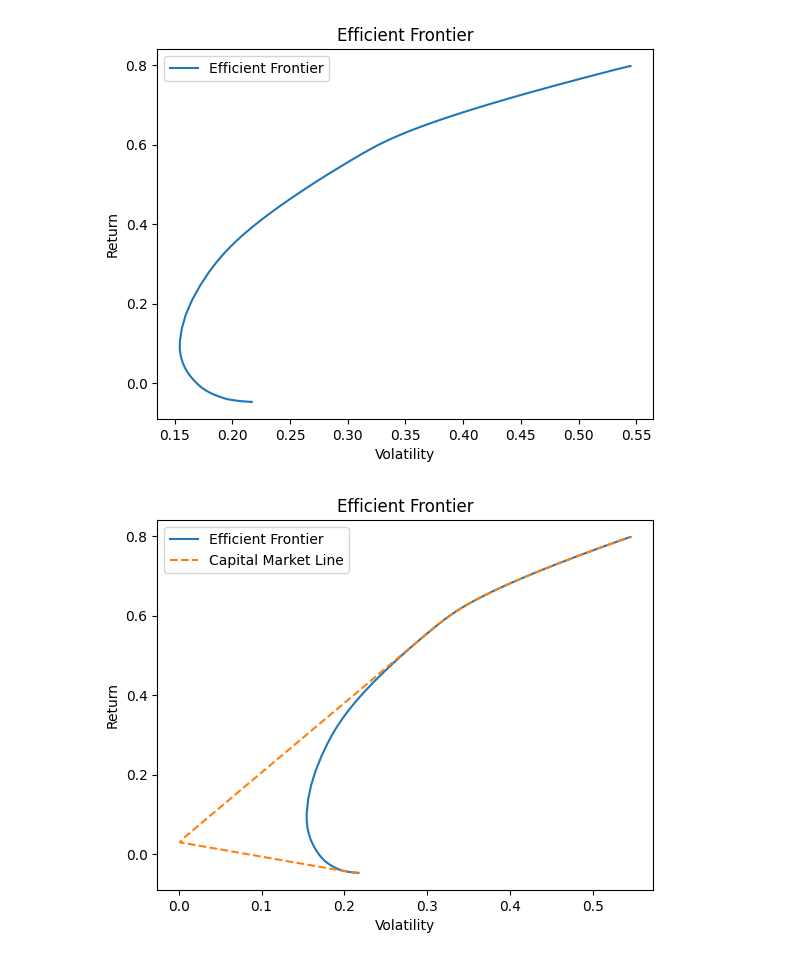
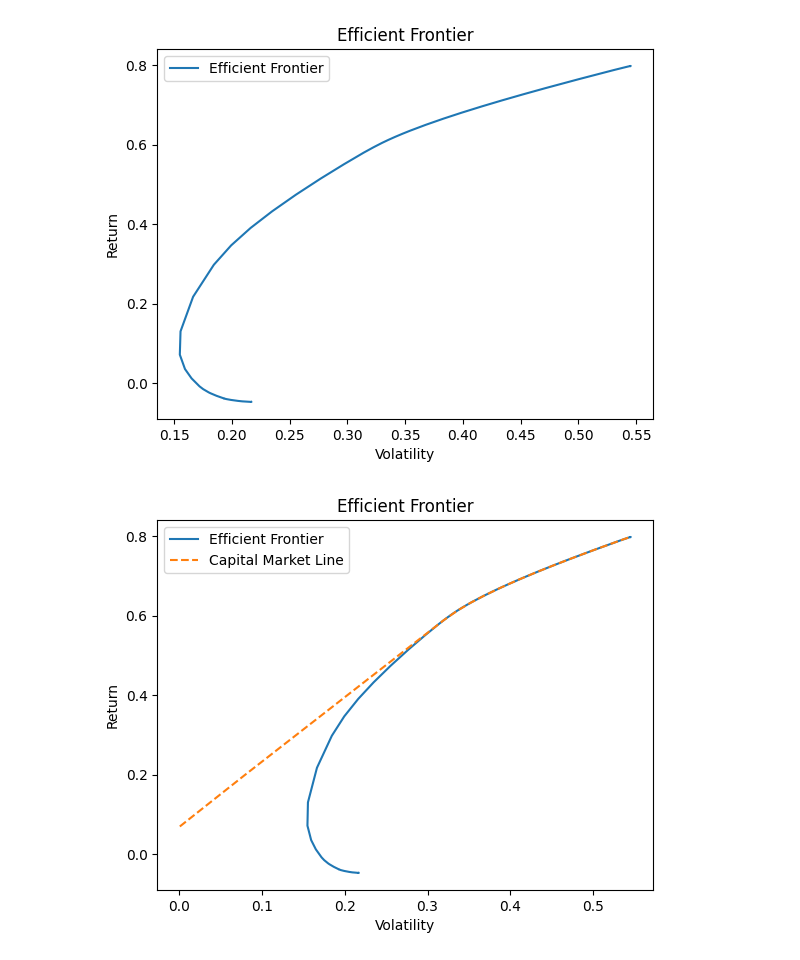
Before and after one commit to Mate0Martinez/Quantitative-asset-and-risk-management-project, a Jupyter notebook: code QARM.ipynb, the cells around one changed output. Saved outputs shown, nothing was run; the diff lists cells and outputs as text; code cells hidden in the pictures.

```diff
--- a/code QARM.ipynb
+++ b/code QARM.ipynb
@@ -116,17 +116,15 @@ class EfficientFrontier:
 
         # If a risk-free rate is provided, modify the mu, vol, and covmat
         if risk_free_rate is not None:
-            self.mu_mod = np.insert(self.mu, 0, self.risk_free_rate)  # Insert risk-free rate at the beginning of mu
-            self.vol_mod = np.insert(self.vol, 0, 0)  # Insert zero volatility for risk-free asset
-            self.covmat_mod = np.zeros((self.n + 1, self.n + 1))  # Create a larger covmat
-            self.covmat_mod[1:, 1:] = self.vol.reshape(-1, 1) * self.correl_matrix * self.vol.reshape(1, -1)
-            self.n_mod = self.mu_mod.shape[0]
-            self.x0_mod = np.ones(self.n_mod) / self.n_mod  # Adjust initial weights for the new dimension
+            self.mu_mod = np.append(self.mu, self.risk_free_rate)  # Append risk-free rate to the expected returns
+            self.vol_mod = np.append(self.vol, 0)
+            self.covmat_mod = np.zeros((self.n+1, self.n+1))
+            self.covmat_mod[:self.n, :self.n] = self.covmat
+            self.x0_mod = np.ones(self.n+1) / (self.n+1)
         else:
             self.mu_mod = None
             self.vol_mod = None
             self.covmat_mod = None
-            self.n_mod = None
             self.x0_mod = None
 
 
@@ -159,7 +157,7 @@ class EfficientFrontier:
         '''
         Plot the efficient frontier.
         '''
-        gammas = np.linspace(-2, 2, 500)  # Range of gamma values for the efficient frontier
+        gammas = np.linspace(-5, 5, 500)  # Range of gamma values for the efficient frontier
 
         # Compute efficient frontier for risky assets
         frontier1 = [self.efficient_frontier(self.n, self.x0, self.covmat, self.mu, g) for g in gammas]
@@ -169,7 +167,8 @@ class EfficientFrontier:
 
         # If risk-free rate is provided, compute and plot the extended frontier
         if self.risk_free_rate is not None:
-            frontier2 = [self.efficient_frontier(self.n_mod, self.x0_mod, self.covmat_mod, self.mu_mod, g) for g in gammas]
+            gammas2 = np.linspace(0, 5, 100)
+            frontier2 = [self.efficient_frontier(self.n + 1, self.x0_mod, self.covmat_mod, self.mu_mod, g) for g in gammas2]
             plt.plot([f[1] for f in frontier2], [f[0] for f in frontier2], '--', label="Capital Market Line")
 
         plt.title('Efficient Frontier')
@@ -183,8 +182,8 @@ ef.plot_efficient_frontier()
 # %% [output]
 [figure]
 # %%
-## à débugger
-ef = EfficientFrontier(prices, risk_free_rate=0.03)
+## à débugger: le CML ne devrait pas suivre la forme de l'Efficient Frontier
+ef = EfficientFrontier(prices, risk_free_rate=0.07)
 ef.plot_efficient_frontier()
 # %% [output]
-[figure, old version]
+[figure, new version]
```
